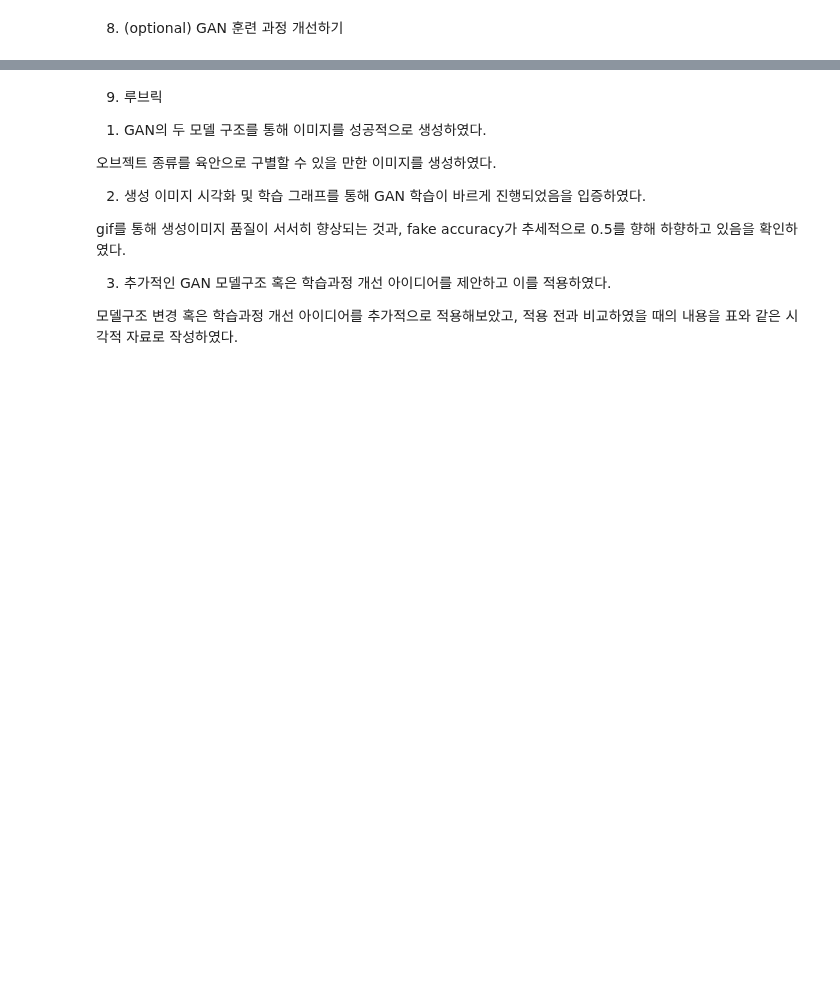
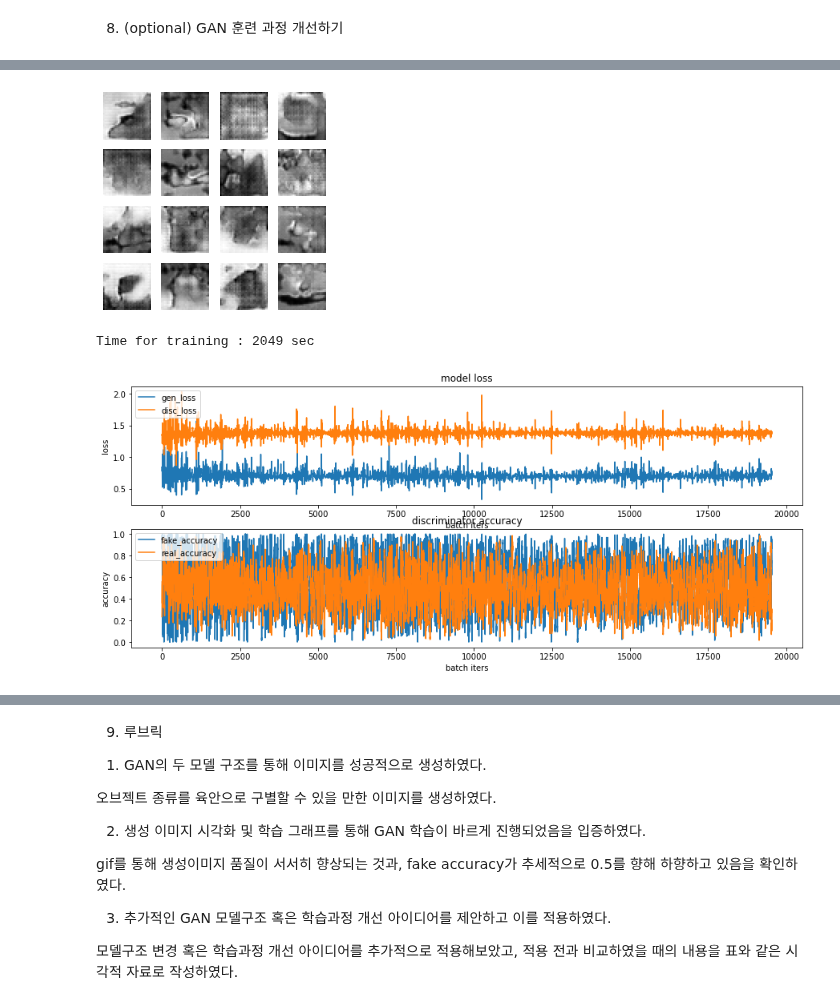
Before and after one commit to F100d4U/Exploration, a Jupyter notebook: [EP11]mnist_fashion .ipynb, the cells around one changed output, grey strips where cells are left out. Cells and saved outputs as stored; diff of their text form; code cells hidden in the pictures; blank space fills up the shorter version.

```diff
--- a/[EP11]mnist_fashion .ipynb
+++ b/[EP11]mnist_fashion .ipynb
@@ -602,5 +611,9 @@ def train_step(images):  #(1) 입력데이터
 save_every = 5  # 모델 저장 간격
 EPOCHS = 50  # 학습 횟수
 # %%
-train(train_dataset, EPOCHS, save_every, 3)
+train(train_dataset, EPOCHS, save_every)
+# %% [output]
+[figure, added]
+Time for training : 2049 sec
+[figure, added]
 # %%
```
Also changed, not shown: parts of 18 cells of this notebook.
